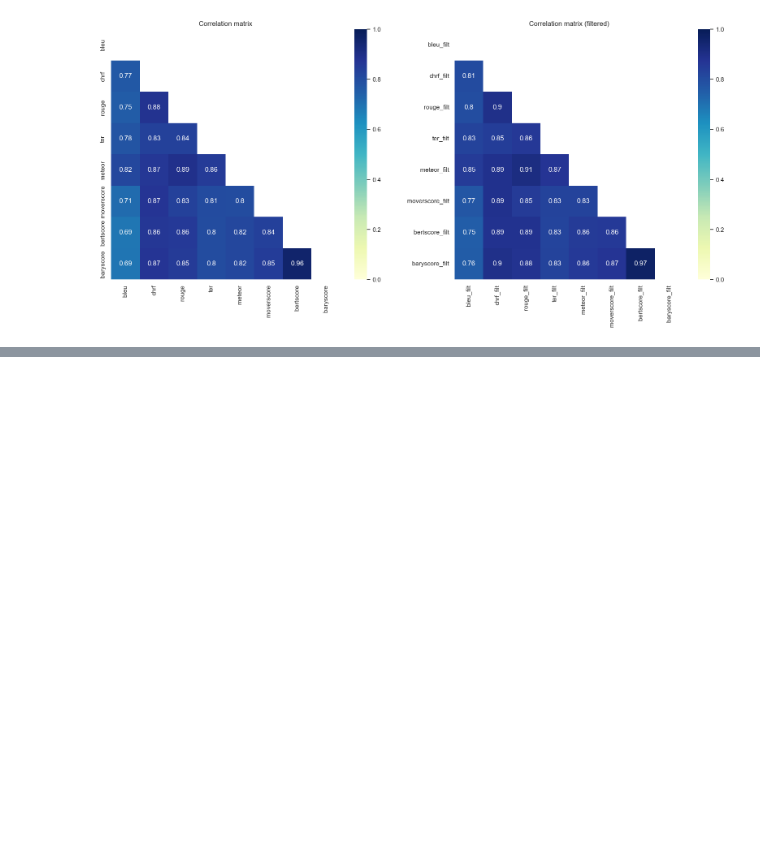
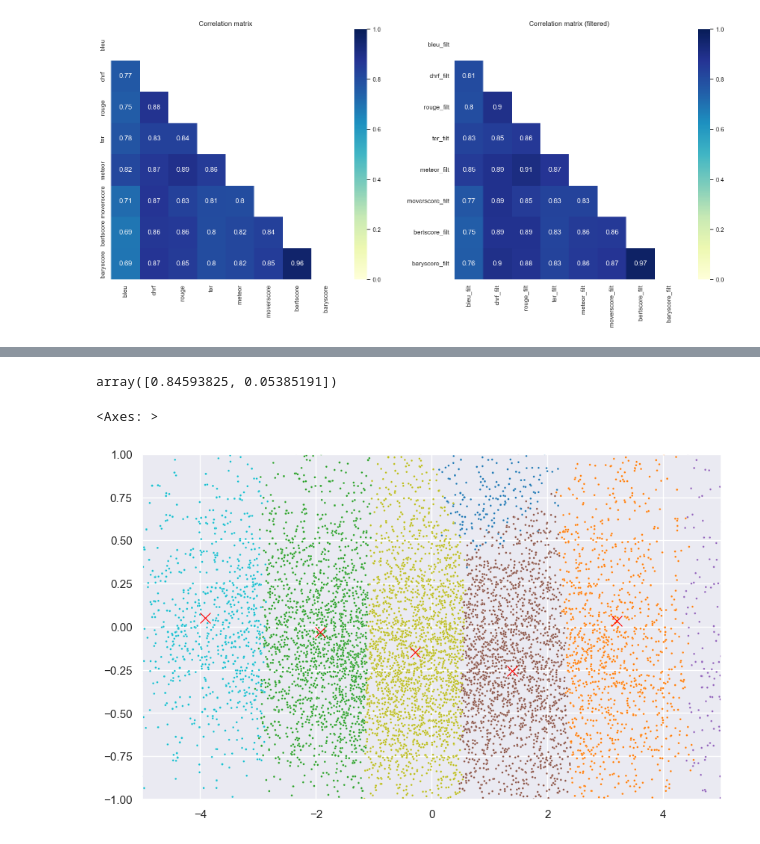
Before and after one commit to fernandokm/nlg_metrics_similarity, a Jupyter notebook: tests.ipynb, the cells around one changed output, grey strips where cells are left out. Saved outputs shown, nothing was run; the diff lists cells and outputs as text; code cells hidden in the pictures; blank space fills up the shorter version.

```diff
--- a/tests.ipynb
+++ b/tests.ipynb
@@ -101,0 +126,18 @@ g = sns.heatmap(corr_mat.loc[normal_columns, filt_columns], cmap="YlGnBu", vmin=
+# %%
+kmeans = sklearn.cluster.KMeans(n_clusters=8, n_init='auto', random_state=42)
+kmeans.fit(scaled_data)
+
+pca = sklearn.decomposition.PCA(n_components=2)
+decomposed_data = pca.fit_transform(scaled_data)
+pca.explained_variance_ratio_
+# %% [output]
+array([0.84593825, 0.05385191])
+# %%
+centroids = pca.transform(kmeans.cluster_centers_)
+
+plt.figure(figsize=(10, 6))
+sns.scatterplot(x=decomposed_data[:,0], y=decomposed_data[:, 1], s=4, c=kmeans.labels_, cmap='tab10',markers='o').set(xlim=(-5, 5), ylim=(-1,1))
+sns.scatterplot(x=centroids[:, 0], y=centroids[:, 1], s=100, color="red", marker="x")
+# %% [output]
+<Axes: >
+[figure, added]
```
Also changed, not shown: parts of 4 cells of this notebook.
